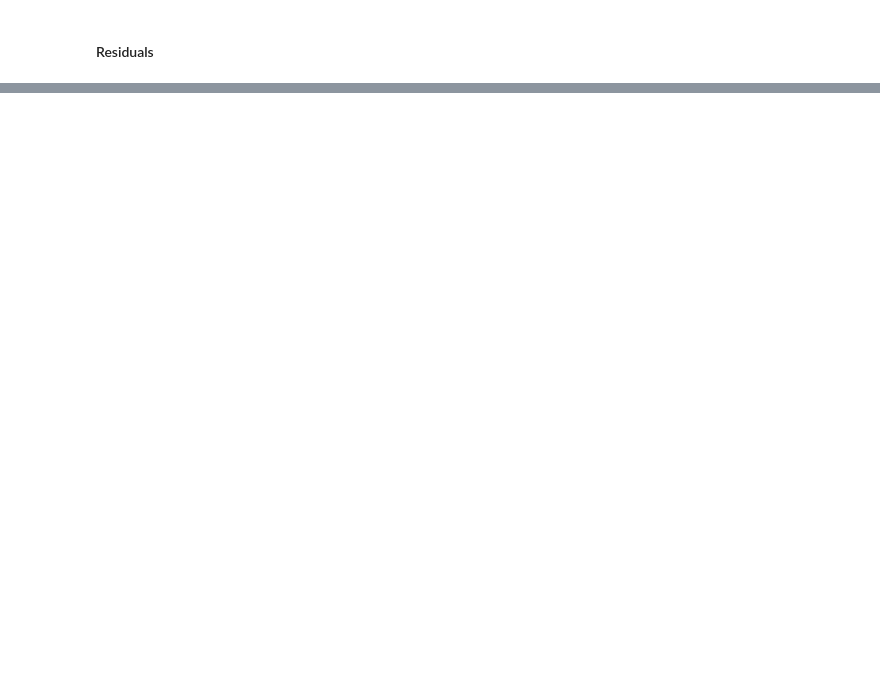
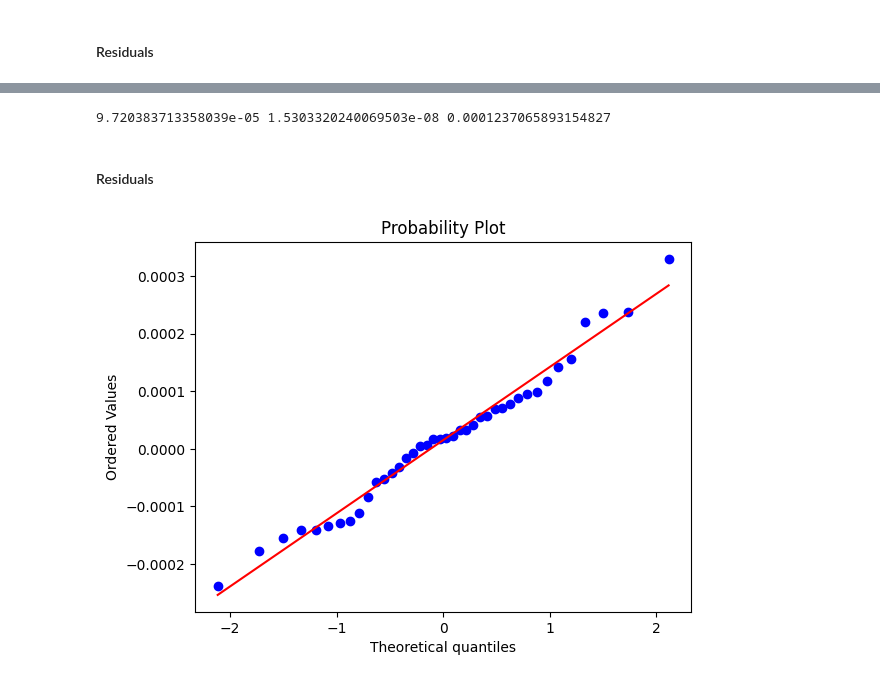
Before and after one commit to marta-glanowska/data-science, a Jupyter notebook: Projects/Regression/Regression_cuisine_rating.ipynb, the cells around one changed output, grey strips where cells are left out. Saved outputs shown, nothing was run; the diff lists cells and outputs as text; code cells hidden in the pictures; blank space fills up the shorter version.

Commit message:
SVR model added

```diff
--- a/Projects/Regression/Regression_cuisine_rating.ipynb
+++ b/Projects/Regression/Regression_cuisine_rating.ipynb
@@ -120,0 +133,13 @@ _ = sp.stats.probplot(test_residuals, plot=ax)
+# %%
+svr_model = SVR()
+param_grid = {
+    'C': [0.1, 1, 10, 100],
+    'kernel': ['linear', 'poly', 'rbf'],
+    'degree': [2, 3, 4],
+    'gamma': ['scale', 'auto'],
+    'epsilon': [0,0.01, 0.1, 0.5, 1, 2]
+}
+# %%
+grid_model = GridSearchCV(svr_model, param_grid)
+# %%
+grid_model.fit(scaled_X_train, y_train)
@@ -120,0 +158,2 @@ _ = sp.stats.probplot(test_residuals, plot=ax)
+# %%
+y_pred = grid_model.predict(scaled_X_test)
@@ -120,0 +164,6 @@ _ = sp.stats.probplot(test_residuals, plot=ax)
+# %%
+print(MAE, MSE, RMSE)
+# %% [output]
+9.720383713358039e-05 1.5303320240069503e-08 0.0001237065893154827
+# %% [markdown]
+#### Residuals
@@ -120,0 +172,6 @@ _ = sp.stats.probplot(test_residuals, plot=ax)
+# %%
+import scipy as sp
+fig, ax = plt.subplots()
+_ = sp.stats.probplot(test_residuals, plot=ax)
+# %% [output]
+[figure, added]
```
Also changed, not shown: parts of 16 cells of this notebook.
